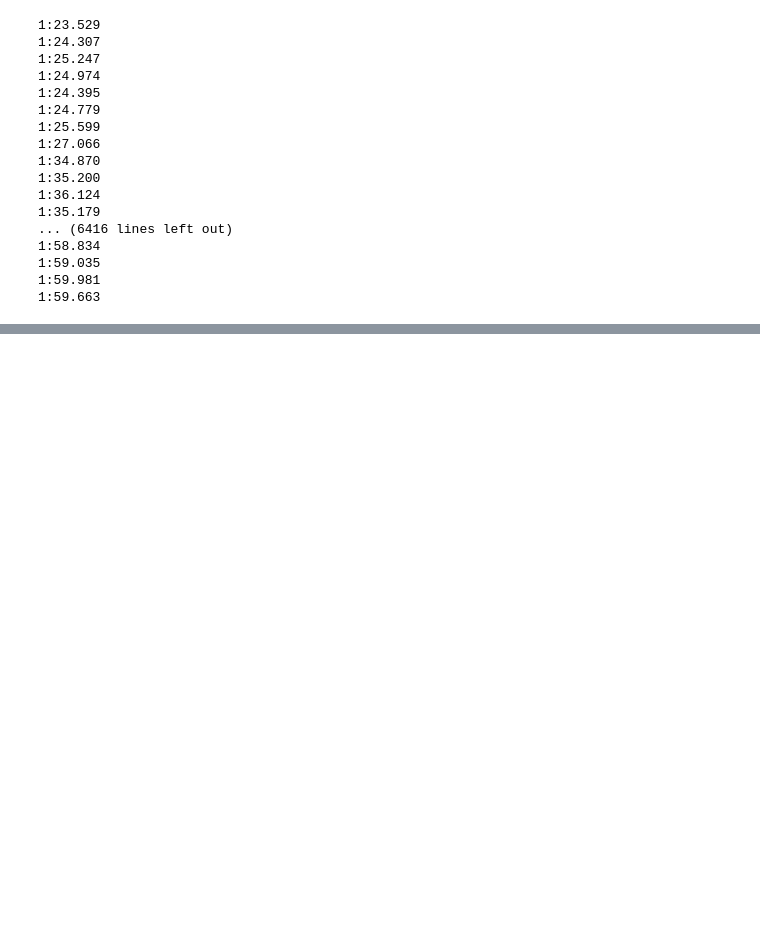
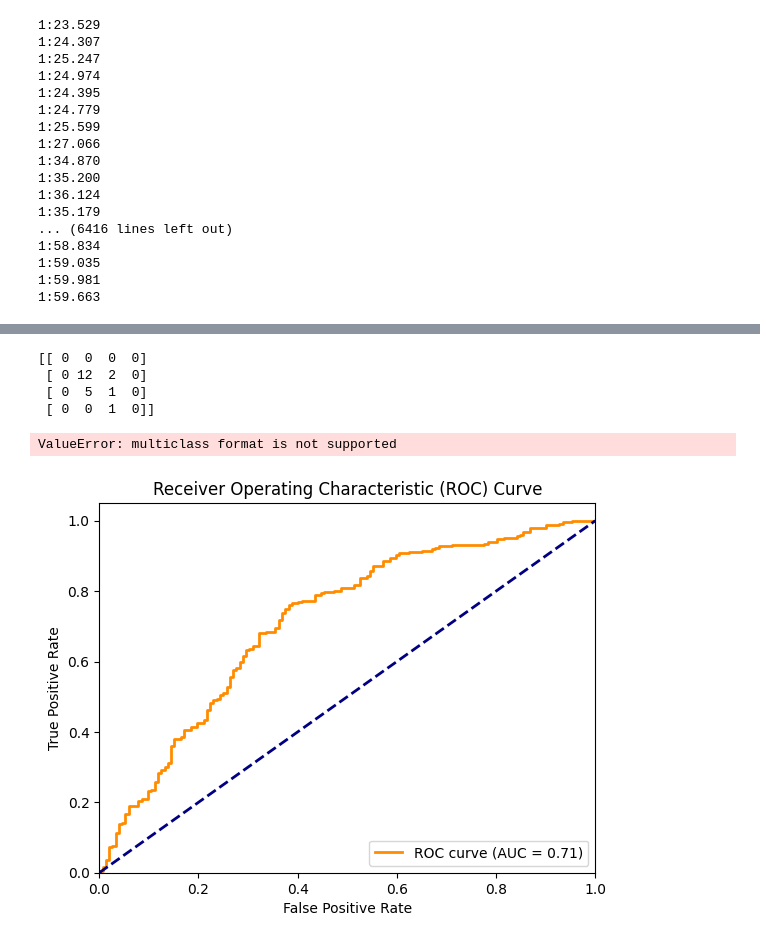
Before and after one commit to EmreKARABLT/F1, a Jupyter notebook: da.ipynb, the cells around one changed output, grey strips where cells are left out. Saved outputs shown, nothing was run; the diff lists cells and outputs as text; code cells hidden in the pictures; blank space fills up the shorter version.

Commit message:
model is done

```diff
--- a/da.ipynb
+++ b/da.ipynb
@@ -221,0 +367,9 @@ NameError: name 'KFold' is not defined
+# %%
+def train_xgboost_model(X_train, y_train, X_val, y_val):
+    dtrain = xgb.DMatrix(X_train, label=y_train)
+    dval = xgb.DMatrix(X_val, label=y_val)
+
+    model = xgb.train(params, dtrain, num_boost_round=500,
+                      evals=[(dtrain, 'train'), (dval, 'val')], early_stopping_rounds=10, verbose_eval=10)
+
+    return model
@@ -221,0 +413,5 @@ NameError: name 'KFold' is not defined
+# %%
+
+for i in np.unique(a['circuitId']):
+    b = a.query(f'circuitId == {i}')
+    print(f"RaceID = {i} -- Length : {len(b)}")
@@ -221,0 +436,5 @@ NameError: name 'KFold' is not defined
+# %%
+b = a.query(" circuitId==9 and stop<=3")
+
+y = b[['stop']] - 1
+X = b.drop(columns=['pitstrategy','positionOrder','stop'])
@@ -221,0 +500,39 @@ NameError: name 'KFold' is not defined
+# %%
+# print(y_pred_proba)
+# accuracy = accuracy_score(y_test, y_pred_proba)
+# print(accuracy)
+conf_mat = np.array(tf.math.confusion_matrix(labels = y_test, predictions = y_pred_proba))
+print(conf_mat)
+# TP = conf_mat[0][0]
+# FP = conf_mat[0][1]
+# TN = conf_mat[1][1]
+# FN = conf_mat[1][0]
+#
+# precision =  TP / ( TP + FP )
+# recall = TP / ( TP + FN )
+# print(precision, recall)
+# %% [output]
+[[ 0  0  0  0]
+ [ 0 12  2  0]
+ [ 0  5  1  0]
+ [ 0  0  1  0]]
+# %%
+from sklearn.metrics import roc_curve, auc
+
+fpr, tpr, thresholds = roc_curve(y_test, y_pred_proba)
+roc_auc = auc(fpr, tpr)
+# %% [output]
+ValueError: multiclass format is not supported
+# %%
+plt.figure()
+plt.plot(fpr, tpr, color='darkorange', lw=2, label='ROC curve (AUC = %0.2f)' % roc_auc)
+plt.plot([0, 1], [0, 1], color='navy', lw=2, linestyle='--')
+plt.xlim([0.0, 1.0])
+plt.ylim([0.0, 1.05])
+plt.xlabel('False Positive Rate')
+plt.ylabel('True Positive Rate')
+plt.title('Receiver Operating Characteristic (ROC) Curve')
+plt.legend(loc="lower right")
+plt.show()
+# %% [output]
+[figure, added]
```
Also changed, not shown: parts of 28 cells of this notebook.
